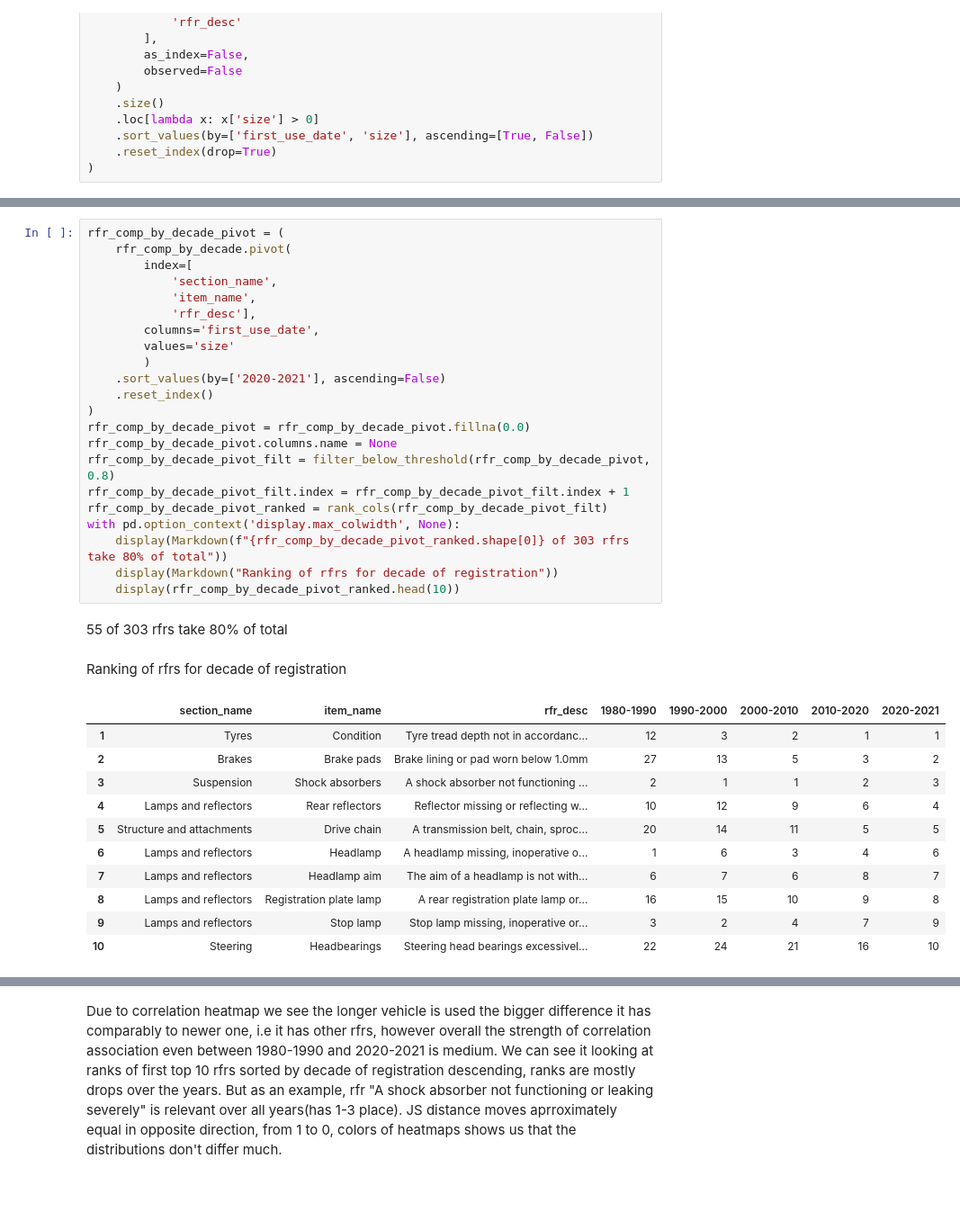
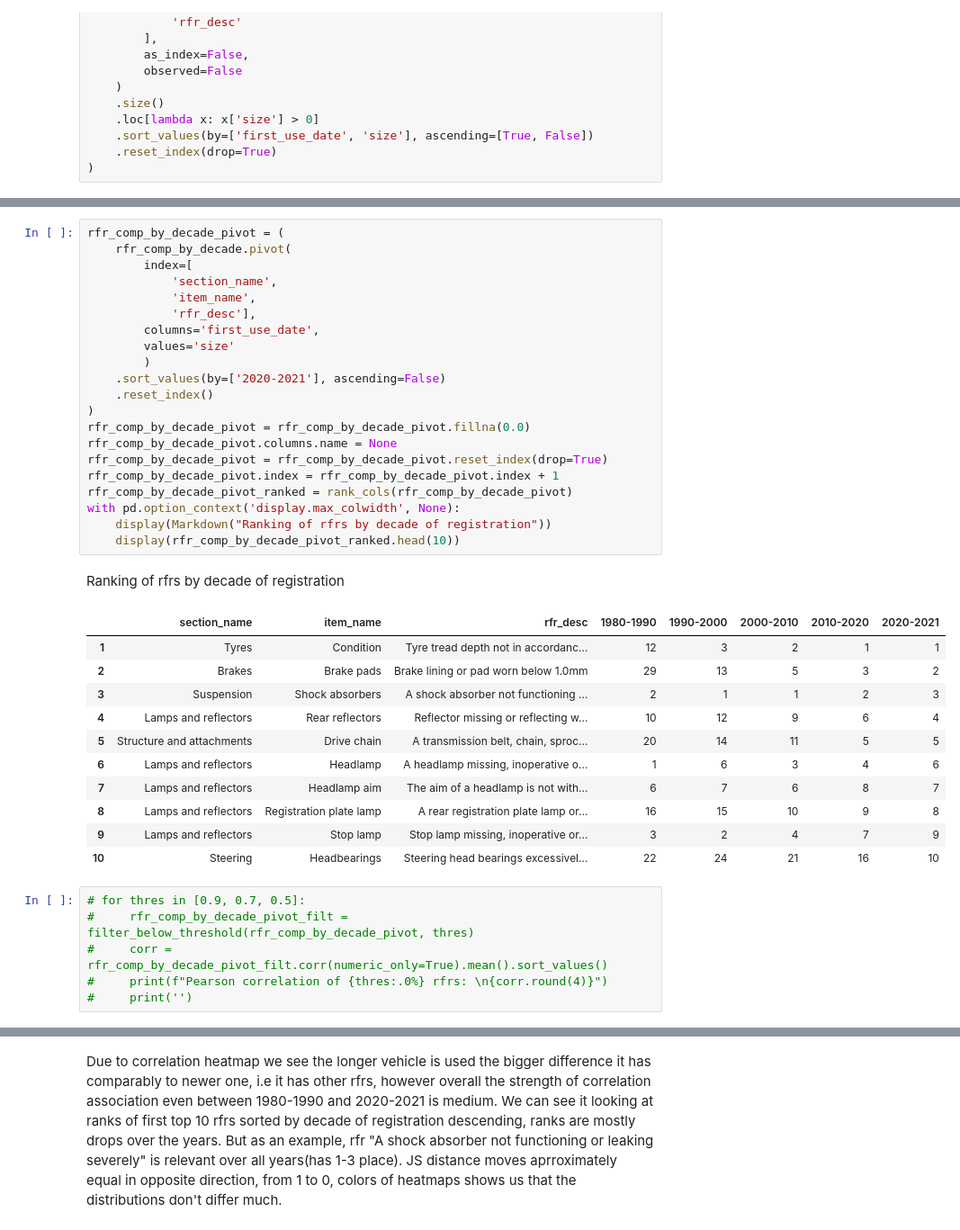
Before and after one commit to sttseitlin/MOT-test-for-motorcycles, a Jupyter notebook: moto.ipynb, the cells around one changed output, grey strips where cells are left out. Shown at 90% size. Saved outputs shown, nothing was run; the diff lists cells and outputs as text; blank space fills up the shorter version.

```diff
--- a/moto.ipynb
+++ b/moto.ipynb
@@ -3423,31 +3369,29 @@ rfr_comp_by_decade = (
 # %%
 rfr_comp_by_decade_pivot = (
     rfr_comp_by_decade.pivot(
         index=[
             'section_name',
             'item_name',
             'rfr_desc'],
         columns='first_use_date',
         values='size'
         )
     .sort_values(by=['2020-2021'], ascending=False)
     .reset_index()
 )
 rfr_comp_by_decade_pivot = rfr_comp_by_decade_pivot.fillna(0.0)
 rfr_comp_by_decade_pivot.columns.name = None
-rfr_comp_by_decade_pivot_filt = filter_below_threshold(rfr_comp_by_decade_pivot, 0.8)
-rfr_comp_by_decade_pivot_filt.index = rfr_comp_by_decade_pivot_filt.index + 1
-rfr_comp_by_decade_pivot_ranked = rank_cols(rfr_comp_by_decade_pivot_filt)
+rfr_comp_by_decade_pivot = rfr_comp_by_decade_pivot.reset_index(drop=True)
+rfr_comp_by_decade_pivot.index = rfr_comp_by_decade_pivot.index + 1
+rfr_comp_by_decade_pivot_ranked = rank_cols(rfr_comp_by_decade_pivot)
 with pd.option_context('display.max_colwidth', None):
-    display(Markdown(f"{rfr_comp_by_decade_pivot_ranked.shape[0]} of 303 rfrs take 80% of total"))
-    display(Markdown("Ranking of rfrs for decade of registration"))
+    display(Markdown("Ranking of rfrs by decade of registration"))
     display(rfr_comp_by_decade_pivot_ranked.head(10))
 # %% [output]
-55 of 303 rfrs take 80% of total
+Ranking of rfrs by decade of registration
-Ranking of rfrs for decade of registration
 |  | section_name | item_name | rfr_desc | 1980-1990 | 1990-2000 | 2000-2010 | 2010-2020 | 2020-2021 |
 | 1 | Tyres | Condition | Tyre tread depth not in accordanc... | 12 | 3 | 2 | 1 | 1 |
-| 2 | Brakes | Brake pads | Brake lining or pad worn below 1.0mm | 27 | 13 | 5 | 3 | 2 |
+| 2 | Brakes | Brake pads | Brake lining or pad worn below 1.0mm | 29 | 13 | 5 | 3 | 2 |
 | 3 | Suspension | Shock absorbers | A shock absorber not functioning ... | 2 | 1 | 1 | 2 | 3 |
 | 4 | Lamps and reflectors | Rear reflectors | Reflector missing or reflecting w... | 10 | 12 | 9 | 6 | 4 |
 | 5 | Structure and attachments | Drive chain | A transmission belt, chain, sproc... | 20 | 14 | 11 | 5 | 5 |
@@ -3456,3 +3400,9 @@ Ranking of rfrs for decade of registration
 | 8 | Lamps and reflectors | Registration plate lamp | A rear registration plate lamp or... | 16 | 15 | 10 | 9 | 8 |
 | 9 | Lamps and reflectors | Stop lamp | Stop lamp missing, inoperative or... | 3 | 2 | 4 | 7 | 9 |
 | 10 | Steering | Headbearings | Steering head bearings excessivel... | 22 | 24 | 21 | 16 | 10 |
+# %%
+# for thres in [0.9, 0.7, 0.5]:
+#     rfr_comp_by_decade_pivot_filt = filter_below_threshold(rfr_comp_by_decade_pivot, thres)
+#     corr = rfr_comp_by_decade_pivot_filt.corr(numeric_only=True).mean().sort_values()
+#     print(f"Pearson correlation of {thres:.0%} rfrs: \n{corr.round(4)}")
+#     print('')
```
Also changed, not shown: parts of 58 cells of this notebook.
